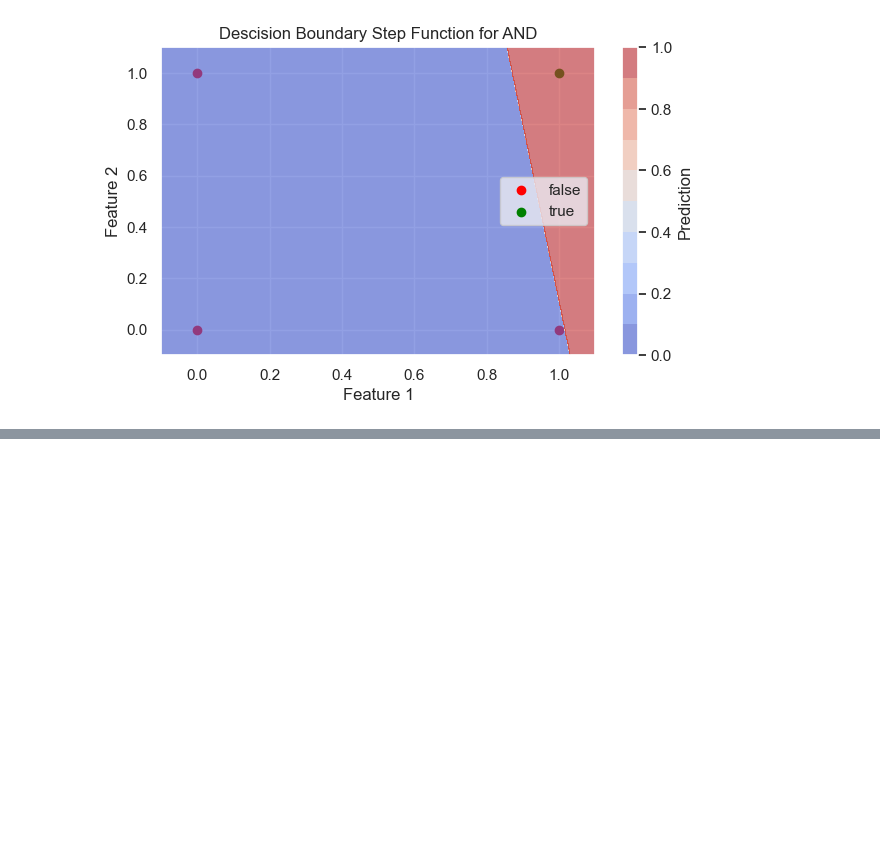
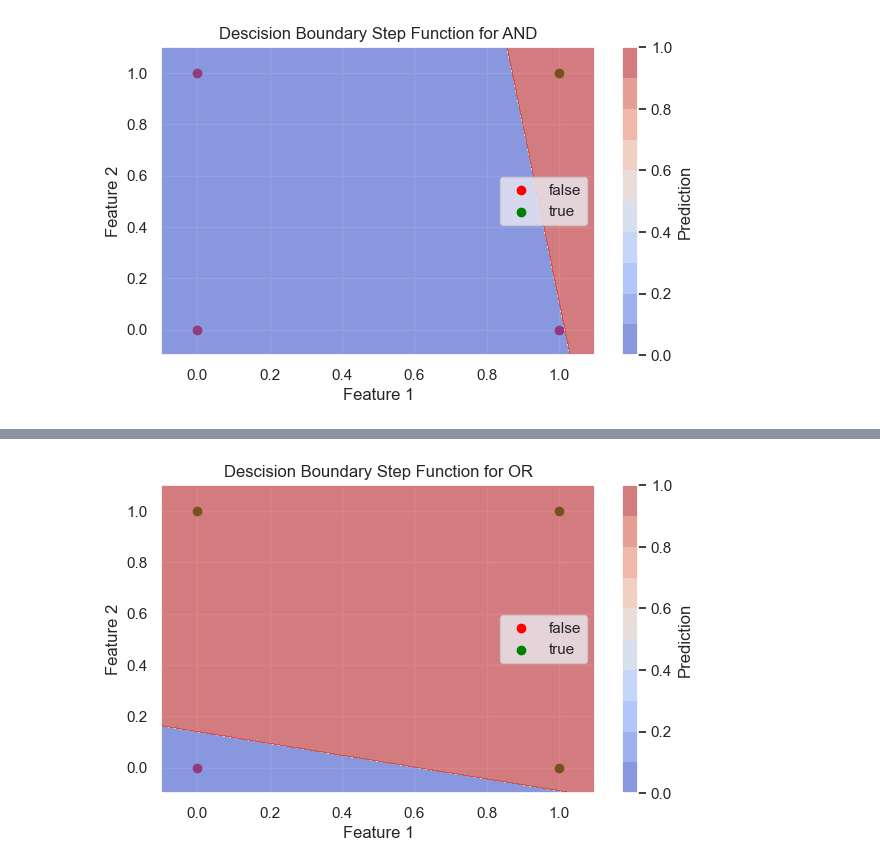
Before and after one commit to red-apple38/understanding-deep-learning, a Jupyter notebook: docs/beginner/Perceptron.ipynb, the cells around one changed output, grey strips where cells are left out. Drawn from its saved outputs; the diff is of its cells as text; code cells hidden in the pictures; blank space fills up the shorter version.

```diff
--- a/docs/beginner/Perceptron.ipynb
+++ b/docs/beginner/Perceptron.ipynb
@@ -794,23 +559,0 @@ with torch.no_grad():
-# %%
-# Erstelle ein Raster von Punkten
-x1 = np.linspace(0, 1, 100)
-x2 = np.linspace(0, 1, 100)
-x1_grid, x2_grid = np.meshgrid(x1, x2)
-x_grid = np.c_[x1_grid.flatten(), x2_grid.flatten()]
-x_grid_tensor = torch.FloatTensor(x_grid)
-
-# Vorhersagen für das Raster mit PyTorch
-with torch.no_grad():
-    y_grid_pytorch = model_pytorch(x_grid_tensor).numpy().reshape(100, 100)
-
-# Visualisierung der Entscheidungsgrenze
-plt.figure(figsize=(8, 6))
-contour = plt.contourf(x1_grid, x2_grid, y_grid_pytorch, levels=20, cmap='coolwarm', alpha=0.6)
-plt.colorbar(contour, label='Vorhersage')
-plt.scatter(X[:, 0], X[:, 1], c=y.flatten(), s=100, edgecolors='k', cmap='coolwarm', label='Trainingsdaten')
-plt.grid(True)
-plt.xlabel('Eingabe 1')
-plt.ylabel('Eingabe 2')
-plt.title('Entscheidungsgrenze des trainierten Perzeptrons (PyTorch)')
-plt.legend()
-plt.show()
@@ -846,0 +573,7 @@ plt.show()
+# %%
+y_viz = model.forward(X_viz).reshape(n,-1)
+fig8, ax8 = visualize_data(X,y,"Descision Boundary Step Function for OR")
+cf = ax8.contourf(x1_grid, x2_grid, y_viz, levels=10, cmap='coolwarm', alpha=0.6)
+fig8.colorbar(cf, label="Prediction");
+# %% [output]
+[figure, added]
```
Also changed, not shown: parts of 28 cells of this notebook.
